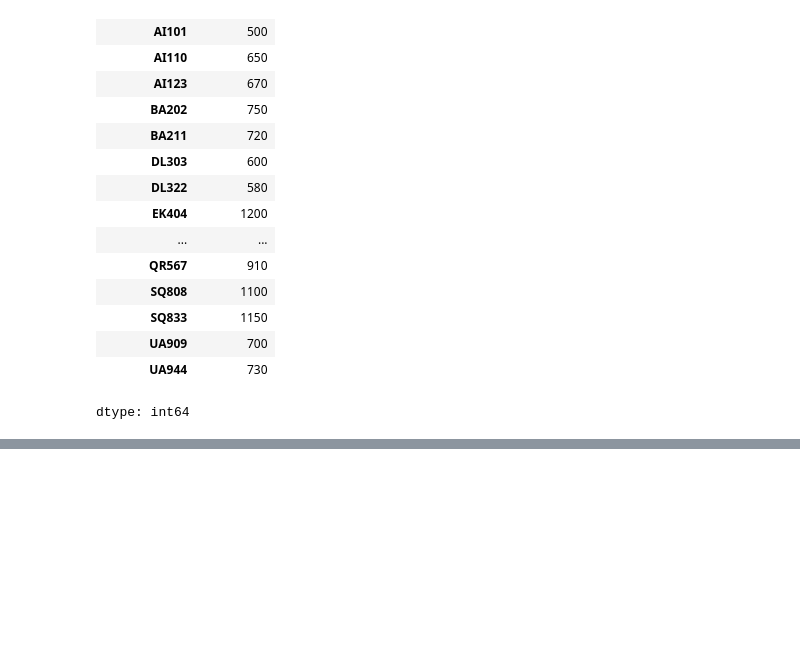
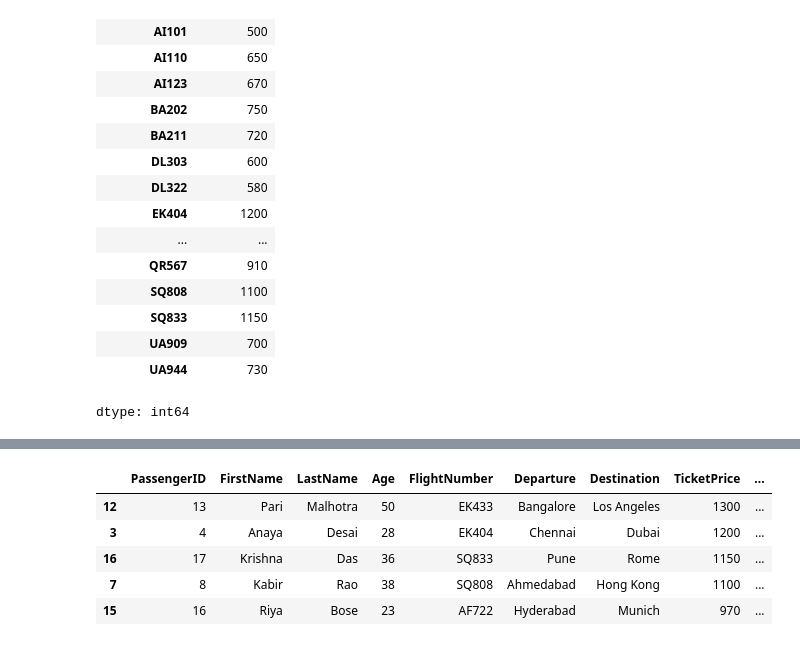
Before and after one commit to vaishnaviPatil1111/Python, a Jupyter notebook: Python_Pandas.ipynb, the cells around one changed output, grey strips where cells are left out. Cells and saved outputs as stored; diff of their text form; code cells hidden in the pictures; blank space fills up the shorter version.

```diff
--- a/Python_Pandas.ipynb
+++ b/Python_Pandas.ipynb
@@ -1505,5 +1608,13 @@ dtype: int64
 # %%
 #Top & Bottom Records
 #35.	Find the top 5 passengers with the highest ticket price.
+df2.sort_values(by='TicketPrice',ascending=False).head(5)
+# %% [output]
+|  | PassengerID | FirstName | LastName | Age | FlightNumber | Departure | Destination | TicketPrice | ... |
+| 12 | 13 | Pari | Malhotra | 50 | EK433 | Bangalore | Los Angeles | 1300 | ... |
+| 3 | 4 | Anaya | Desai | 28 | EK404 | Chennai | Dubai | 1200 | ... |
+| 16 | 17 | Krishna | Das | 36 | SQ833 | Pune | Rome | 1150 | ... |
+| 7 | 8 | Kabir | Rao | 38 | SQ808 | Ahmedabad | Hong Kong | 1100 | ... |
+| 15 | 16 | Riya | Bose | 23 | AF722 | Hyderabad | Munich | 970 | ... |
 # %%
 #36.	Find the bottom 5 passengers with the lowest ticket price.
```
Also changed, not shown: parts of 11 cells of this notebook.
